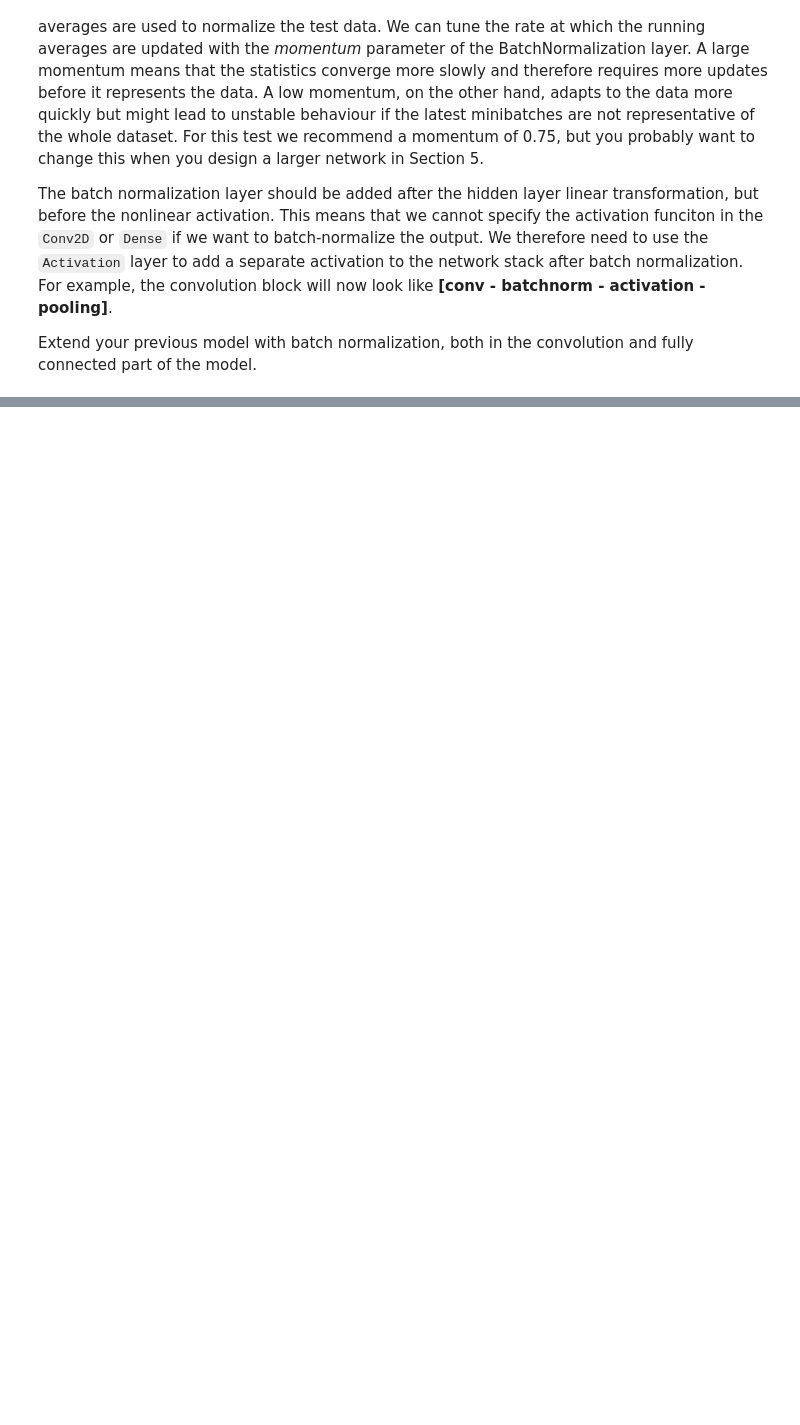
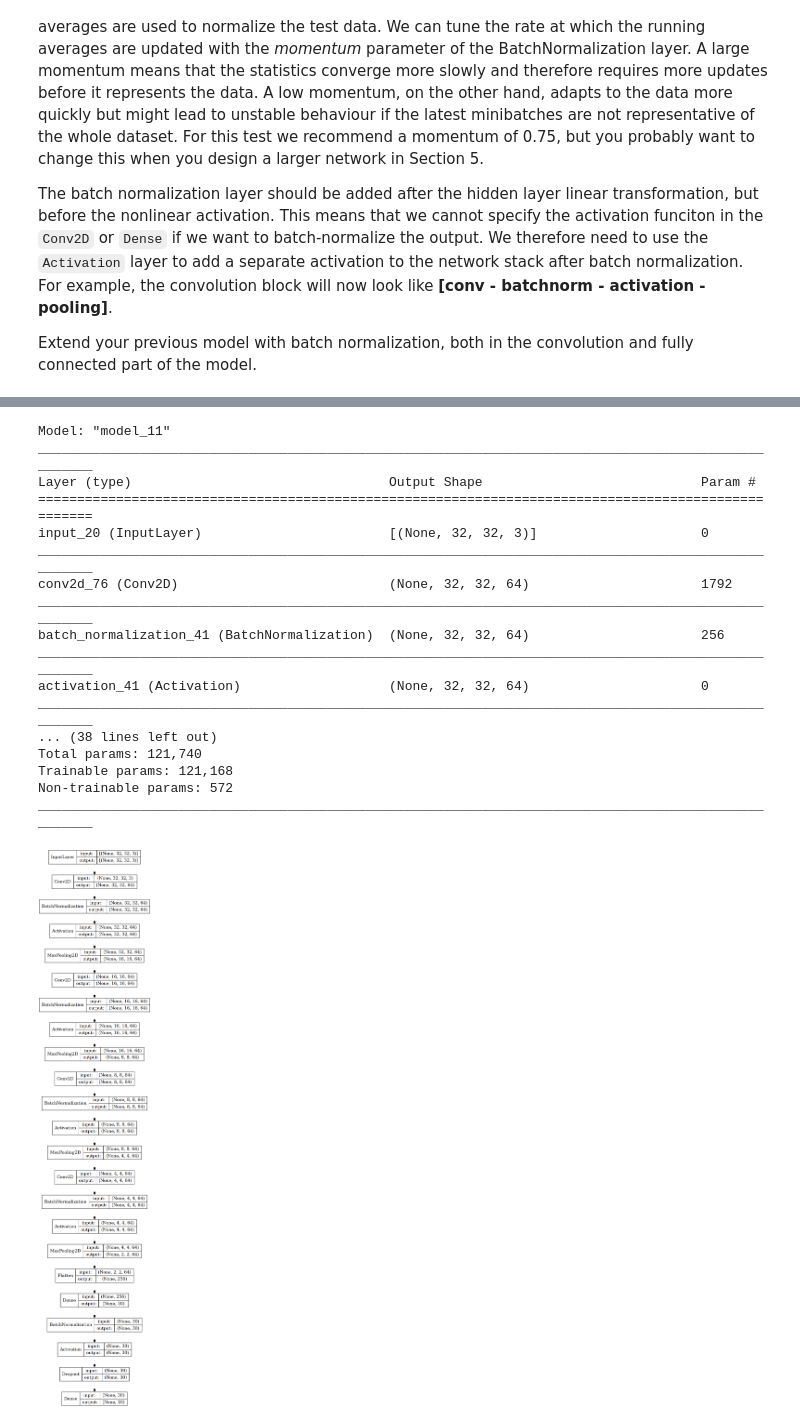
Before and after one commit to ash-rulz/NeuralNet, a Jupyter notebook: A2_DeepLearning/CIFAR10-Lab.ipynb, the cells around one changed output, grey strips where cells are left out. Cells and saved outputs as stored; diff of their text form; code cells hidden in the pictures; blank space fills up the shorter version.

```diff
--- a/A2_DeepLearning/CIFAR10-Lab.ipynb
+++ b/A2_DeepLearning/CIFAR10-Lab.ipynb
@@ -555 +619,51 @@ PlotModelEval(model, history, X_test, y_test, cifar_labels)
+# %%
+from tensorflow.keras.utils import plot_model
+
+x_in = Input(shape=X_train.shape[1:])
+
+# --------------------------------------------
+# === Your code here =========================
+# --------------------------------------------
+block1 = convolution_nn_bn1(64, x_in)
+block2 = convolution_nn_bn1(64, block1)
+block3 = convolution_nn_bn1(64, block2)
+block4 = convolution_nn_bn1(64, block3)
+
+y = Flatten()(block4)
+
+y = Dense(30)(y)
+y = BatchNormalization(momentum = 0.80)(y)
+y = Activation(activation='relu')(y)
+y = Dropout(0.5)(y)
+
+# x = Dense(25, activation='sigmoid')(x)
+y = Dense(10, activation='softmax')(y)
+
+# ============================================
+
+model = Model(inputs=x_in, outputs=y)
+
+sgd = SGD(learning_rate=0.05, decay=1e-6, momentum=0.9, nesterov=True)
+model.compile(loss='categorical_crossentropy', metrics=['accuracy'], optimizer=sgd)
+model.summary(100)
+plot_model(model, show_shapes=True, show_layer_names=False)
+# %% [output]
+Model: "model_11"
+____________________________________________________________________________________________________
+Layer (type)                                 Output Shape                            Param #
+====================================================================================================
+input_20 (InputLayer)                        [(None, 32, 32, 3)]                     0
+____________________________________________________________________________________________________
+conv2d_76 (Conv2D)                           (None, 32, 32, 64)                      1792
+____________________________________________________________________________________________________
+batch_normalization_41 (BatchNormalization)  (None, 32, 32, 64)                      256
+____________________________________________________________________________________________________
+activation_41 (Activation)                   (None, 32, 32, 64)                      0
+____________________________________________________________________________________________________
+... (38 lines left out)
+Total params: 121,740
+Trainable params: 121,168
+Non-trainable params: 572
+____________________________________________________________________________________________________
+[figure, added]
 # %%
```
Also changed, not shown: parts of 59 cells of this notebook.
